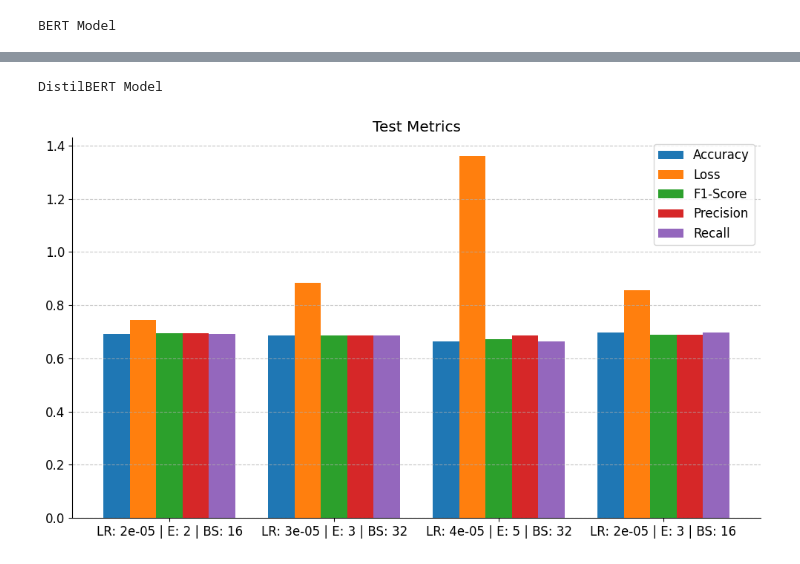
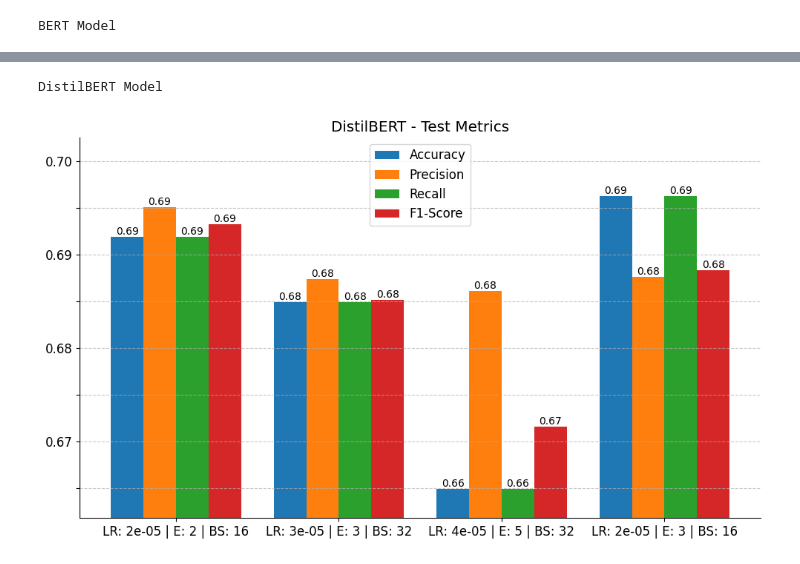
Before and after one commit to u-Kuro/Thesis-2024-U.S.-Presidential-Election-Sentiment-Analysis, a Jupyter notebook: Model Visualization Results.ipynb, the cells around one changed output, grey strips where cells are left out. Saved outputs shown, nothing was run; the diff lists cells and outputs as text; code cells hidden in the pictures.

Commit message:
updated model evaluation including sentiment shares

```diff
--- a/Model Visualization Results.ipynb
+++ b/Model Visualization Results.ipynb
@@ -185,11 +205,30 @@ def plot_test_metrics(model_test_metrics, model_parameters, title):
     # Group positions where each group's center should be
     group_positions = np.arange(n_model_parameters)
 
+    # Initialize min and max y-values
+    y_min = float('inf')  # Start with a very high value
+    y_max = float('-inf') # Start with a very low value
     for idx, model_test_metric_name in enumerate(model_test_metric_names):
+        # Get the bar heights
+        bar_heights = model_test_metrics[model_test_metric_name]
+        # Update min and max y-values
+        y_min = min(y_min, min(bar_heights))
+        y_max = max(y_max, max(bar_heights))
         # Calculate new x positions using the computed offset.
         x = group_positions + offsets[idx]
         # Use align='center' so that the x value is interpreted as the center of the bar.
-        plt.bar(x, model_test_metrics[model_test_metric_name], width=width, label=model_test_metric_name, align='center')
+        bars = plt.bar(x, bar_heights, width=width, label=model_test_metric_name, align='center')
+        # Add text labels above the bars
+        for bar in bars:
+            height = bar.get_height()
+            height_str = str(height)[:str(height).find('.') + 3] if '.' in str(height) else str(height)  # Keep up to 2 decimal places
+            plt.text(
+                bar.get_x() + bar.get_width() / 2,  # X position (center of bar)
+                bar.get_height(),                   # Y position (top of bar)
+                height_str,          # Label text (formatted to 2 decimal places)
+                ha='center', va='bottom',           # Center horizontally, place slightly above
+                fontsize=10, color='black'          # Styling options
+            )
 
     # Set x-tick positions at the center of each group.
     plt.xticks(group_positions, model_parameters)
@@ -197,10 +236,19 @@ def plot_test_metrics(model_test_metrics, model_parameters, title):
     plt.title(title)
     plt.legend()
 
-    # Optional styling: remove top/right spines and add gridlines.
+    # Remove top/right spines and add gridlines
     plt.gca().spines['top'].set_visible(False)
     plt.gca().spines['right'].set_visible(False)
     plt.grid(axis='y', linestyle='--', alpha=0.7)
+
+    # Set a minimum highest point for the y-axis
+    y_values_range = (y_max - y_min)
+    plt.ylim(y_min - (y_values_range * 0.1), y_max + (y_values_range * 0.2))
+
+    # Format y-ticks to show only 2 decimal points
+    plt.gca().yaxis.set_major_formatter(mticker.FuncFormatter(
+        lambda tick, pos: f"{tick:.2f}" if math.isclose(tick, math.floor(tick * 100) / 100) else ""
+    ))
 
     plt.tight_layout()
     plt.show()
@@ -209,17 +257,14 @@ def show_model_test_metrics():
     for model_folder in model_evaluation_results_folders:
 
         print(f"\n{model_folder} Model\n")
-        # First Param - ['2020 Q1', '2020 Q2', '2020 Q3', '2020 Q4']
-        # Second Param - ['Group Key 1', ]
 
-        model_test_metric_names = ['Accuracy', 'Loss', 'F1-Score', 'Precision', 'Recall']
+        model_test_metric_names = ['Accuracy',  'Precision', 'Recall', 'F1-Score']
         model_parameters = []
         model_test_metrics = {
             'Accuracy': [],
-            'Loss': [],
-            'F1-Score': [],
             'Precision': [],
             'Recall': [],
+            'F1-Score': []
         }
 
         for hyperparameter_folder in model_evaluation_results_folders[model_folder]:
@@ -233,37 +278,43 @@ def show_model_test_metrics():
             unique_file_suffix = " - Test Metric.csv"
             prediction_files = [f for f in os.listdir(folder_path) if f.endswith(unique_file_suffix)]
 
-            for file in prediction_files:
-                file_path = os.path.join(folder_path, file)
+            if len(prediction_files) == 0:
+                raise Exception(f'Missing File with "{unique_file_suffix}" suffix in "{folder_path}"')
+            elif len(prediction_files) > 1:
+                raise Exception(f'File with "{unique_file_suffix}" suffix in "{folder_path}" is duplicated')
 
-                # Load data
-                df = pd.read_csv(file_path)
-                test_metrics = df.iloc[0].to_dict()
-                test_metrics = {
-                    key.title(): value for key, value in test_metrics.items()
-                }
+            # Get the prediction file
+            file = prediction_files[0]
+            file_path = os.path.join(folder_path, file)
 
-                # Get and Edit Parameter Name
-                params_short = file.replace(unique_file_suffix, "").split(", ")
-                params_short = [
-                    param.replace("LR ", "LR: ")
-                         .replace("E ", "E: ")
-                         .replace("BS ", "BS: ")
-                    for param in params_short
-                ]
-                parameter_name = " | ".join(params_short)
+            # Load data
+            df = pd.read_csv(file_path)
+            test_metrics = df.iloc[0].to_dict()
+            test_metrics = {
+                key.title(): value for key, value in test_metrics.items()
+            }
 
-                # Create parameter item with its test metrics
-                for metric in model_test_metrics:
-                    if test_metrics[metric] is None:
-                        raise Exception(f'Missing Test Metric "{metric}" in "{file_path}"')
-                    else:
-                        model_test_metrics[metric].append(test_metrics[metric])
+            # Get and Edit Parameter Name
+            params_short = file.replace(unique_file_suffix, "").split(", ")
+            params_short = [
+                param.replace("LR ", "LR: ")
+                     .replace("E ", "E: ")
+                     .replace("BS ", "BS: ")
+                for param in params_short
+            ]
+            parameter_name = " | ".join(params_short)
 
-                model_parameters.append(parameter_name)
+            # Create parameter item with its test metrics
+            for metric in model_test_metrics:
+                if test_metrics[metric] is None:
+                    raise Exception(f'Missing Test Metric "{metric}" in "{file_path}"')
+                else:
+                    model_test_metrics[metric].append(test_metrics[metric])
+
+            model_parameters.append(parameter_name)
 
         # Create visualization
-        plot_test_metrics(model_test_metrics, model_parameters, 'Test Metrics')
+        plot_test_metrics(model_test_metrics, model_parameters, f'{model_folder} - Test Metrics')
 
 
 show_model_test_metrics()
@@ -273,2 +324,2 @@ BERT Model
 DistilBERT Model
-[figure, old version]
+[figure, new version]
```
Also changed, not shown: parts of 6 cells of this notebook.
